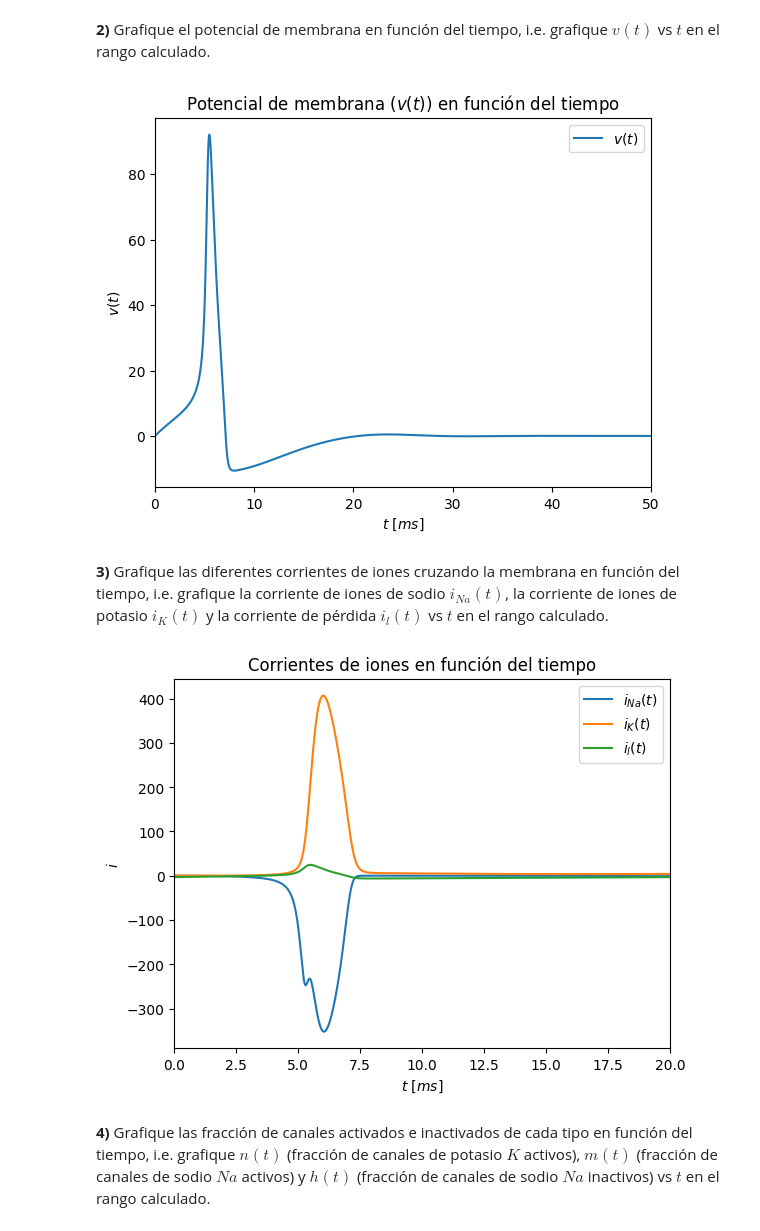
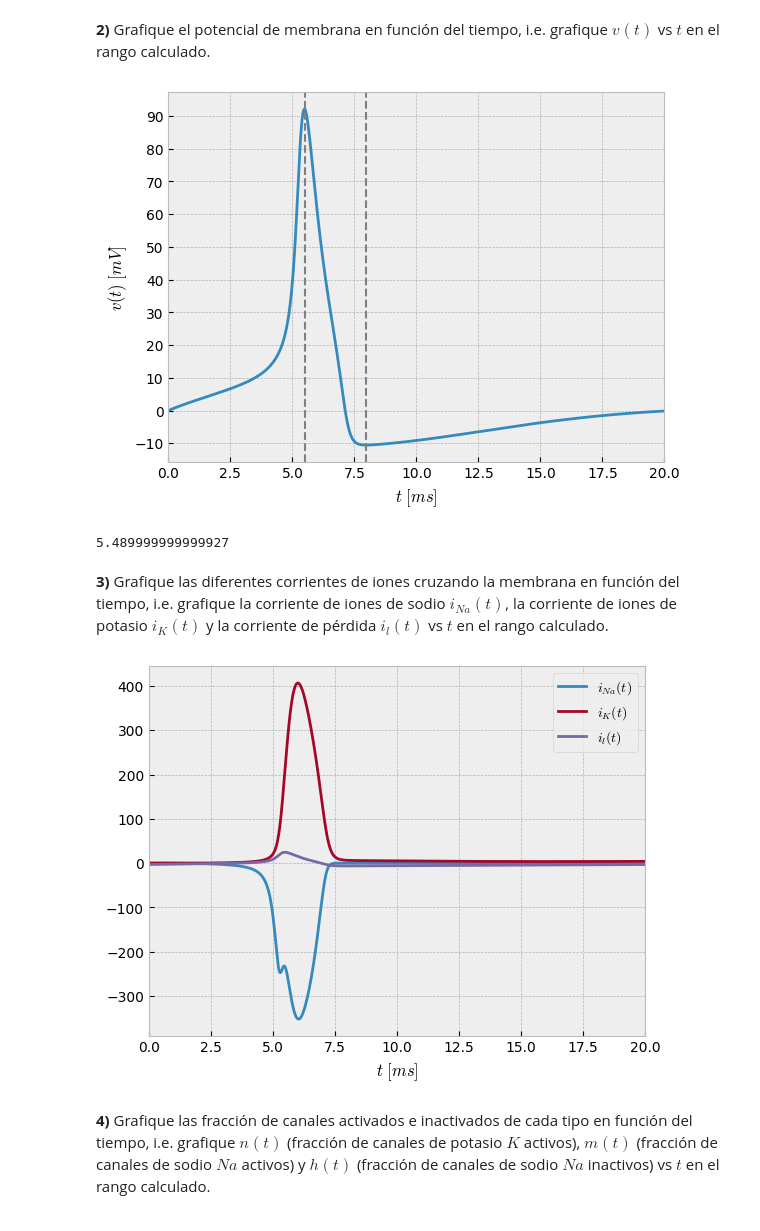
Before and after one commit to basbenja/RedesNeuronales-TrabajosPracticos, a Jupyter notebook: TP1/TrabajoPractico1.ipynb, the cells around one changed output. Cells and saved outputs as stored; diff of their text form; code cells hidden in the pictures.

```diff
--- a/TP1/TrabajoPractico1.ipynb
+++ b/TP1/TrabajoPractico1.ipynb
@@ -189,6 +189,7 @@ import numpy as np
 import scipy as sp
 import scipy.linalg as linalg
 import matplotlib.pyplot as plt
+plt.style.use('bmh')
 # %%
 # 1.b)
 # https://stackoverflow.com/questions/48905127/importing-py-files-in-google-colab
@@ -477,15 +475,20 @@ t3, w3 = integrador_ode(rk4, f, r0, a, b, k, params)
 # %%
 vs = w3[0, :]
 
 plt.xlabel('$t\ [ms]$')
-plt.xlim(0, 50)
-plt.ylabel('$v(t)$')
-plt.plot(t3, vs, label='$v(t)$')
-plt.title("Potencial de membrana ($v(t)$) en función del tiempo")
-plt.legend()
+plt.xlim(0, 20)
+plt.yticks(list(range(-20, 110, 10)))
+plt.ylabel('$v(t)\ [mV]$')
+plt.plot(t3, vs)
+plt.axvline(x=t3[list(vs).index(max(vs))], color='grey', linestyle='--', linewidth=1.5)
+plt.axvline(x=t3[list(vs).index(min(vs))], color='grey', linestyle='--', linewidth=1.5)
 plt.show()
 # %% [output]
-[figure, old version]
+[figure, new version]
+# %%
+t3[list(vs).index(max(vs))]
+# %% [output]
+5.489999999999927
 # %% [markdown]
 **3)** Grafique las diferentes corrientes de iones cruzando la membrana en función del tiempo, i.e. grafique  la corriente de iones de sodio $i_{Na}(t)$, la corriente de iones de potasio $i_K(t)$ y la corriente de pérdida $i_l(t)$ vs $t$ en el rango calculado.
 # %%
@@ -495,15 +498,13 @@ i_ls  = i_l (w3, params)
 
 plt.xlabel('$t\ [ms]$')
 plt.xlim(0, 20)
-plt.ylabel('$i$')
 plt.plot(t3, i_nas, label='$i_{Na}(t)$')
 plt.plot(t3, i_ks,  label='$i_{K}(t)$')
 plt.plot(t3, i_ls,  label='$i_{l}(t)$')
-plt.title("Corrientes de iones en función del tiempo")
 plt.legend()
 plt.show()
 # %% [output]
-[figure, old version]
+[figure, new version]
 # %% [markdown]
 **4)** Grafique las fracción de canales activados e inactivados de cada tipo en función del tiempo, i.e. grafique $n(t)$ (fracción de canales de potasio $K$ activos), $m(t)$ (fracción de canales de sodio $Na$ activos) y $h(t)$ (fracción de canales de sodio $Na$ inactivos) vs $t$ en el rango calculado.
 # %%
```
Also changed, not shown: parts of 19 cells of this notebook, 18 other files.
